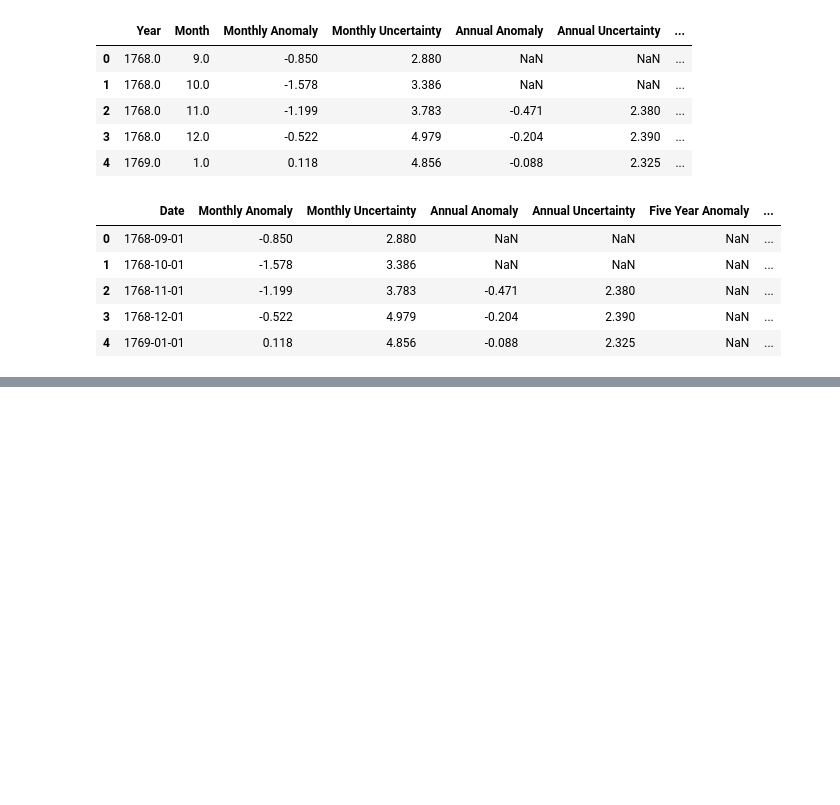
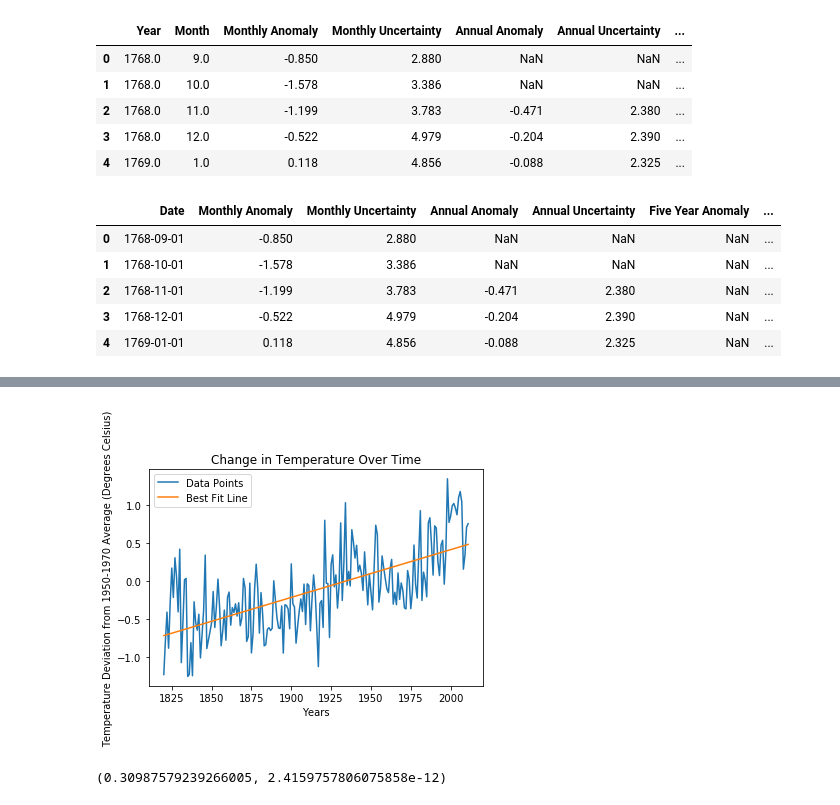
Before and after one commit to kylesaggar97/kylesaggar97.github.io, a Jupyter notebook: DataScience_Tutorial/DataScience_Tutorial.ipynb, the cells around one changed output, grey strips where cells are left out. Cells and saved outputs as stored; diff of their text form; code cells hidden in the pictures; blank space fills up the shorter version.

Commit message:
Added plot for temperature data and calculate correlation

```diff
--- a/DataScience_Tutorial/DataScience_Tutorial.ipynb
+++ b/DataScience_Tutorial/DataScience_Tutorial.ipynb
@@ -101,11 +105,11 @@ import matplotlib.pyplot as plt
 #t is the type of graph.  Currently, Line Graphs and Scatter Plots have been implemented.
 def graph(X, Y, title, xLabel, yLabel, t="Line"):
     if( t == "Line"):
-        plt.plot(years, avgs, label = "Data Points")
+        plt.plot(X, Y, label = "Data Points")
     elif( t == "Scatter"):
-        plt.scatter(years, avgs, label="Data Points")
+        plt.scatter(X, Y, label="Data Points")
 
-    plt.plot(years, np.poly1d(np.polyfit(years, avgs, 1))(np.unique(years)), label="Best Fit Line")
+    plt.plot(X, np.poly1d(np.polyfit(X, Y, 1))(np.unique(X)), label="Best Fit Line")
     plt.legend(loc=0)
     plt.title(title)
     plt.xlabel(xLabel)
@@ -127,0 +140,23 @@ for s in sectors:
+# %%
+climate_data = climate_data.set_index(['Date'])
+climate_data.index.name = None
+# %%
+start = 1820
+end = 2012
+anomalies = np.zeros(end - start)
+years = np.arange(start, end)
+
+for y in range(start, end):
+    d = str(y) + '-06'
+    anomalies[y - start] = climate_data[d]['Annual Anomaly']
+
+graph(years, anomalies, "Change in Temperature Over Time", "Years",
+      "Temperature Deviation from 1950-1970 Average (Degrees Celsius)")
+# %% [output]
+[figure, added]
+# %%
+from scipy import stats
+
+stats.pearsonr(climate_energy_data['P.E. Total Consumption'], climate_energy_data['Monthly Anomaly'])
+# %% [output]
+(0.30987579239266005, 2.4159757806075858e-12)
```
Also changed, not shown: parts of 4 cells of this notebook.
